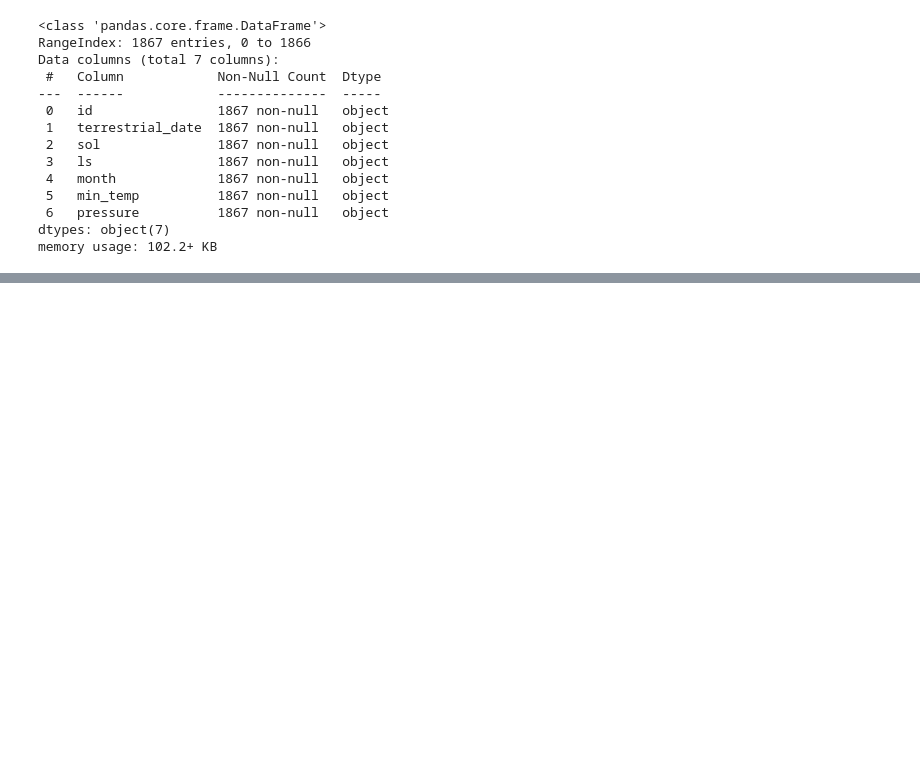
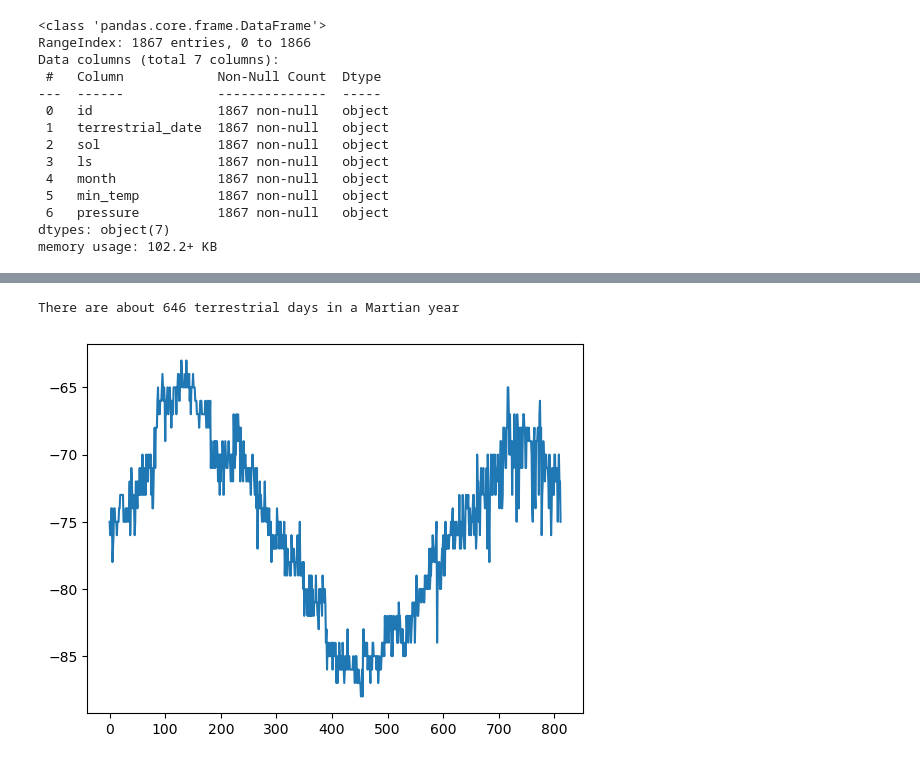
Before and after one commit to MitchellGleason/Mars-Data-Analysis, a Jupyter notebook: mars_data_challenge_part_2.ipynb, the cells around one changed output, grey strips where cells are left out. Saved outputs shown, nothing was run; the diff lists cells and outputs as text; code cells hidden in the pictures; blank space fills up the shorter version.

```diff
--- a/mars_data_challenge_part_2.ipynb
+++ b/mars_data_challenge_part_2.ipynb
@@ -82,0 +134,11 @@ mars_temp_df['pressure'] = mars_temp_df['pressure'].astype(float)
+# %%
+#About how many terrestrial days exist in a Martian year
+mars_year = mars_temp_df['min_temp'].where(mars_temp_df['sol'] < 900)
+mars_years_sorted = mars_year.sort_values(ascending=False).reset_index(drop=True)
+mars_year.plot()
+
+#Assuming that the Martian year is evenly split between increasing and decreasing temperatures
+print(f'There are about {round((mars_year.idxmin() - mars_year.idxmax()) * 2)} terrestrial days in a Martian year')
+# %% [output]
+There are about 646 terrestrial days in a Martian year
+[figure, added]
```
Also changed, not shown: parts of 7 cells of this notebook.
